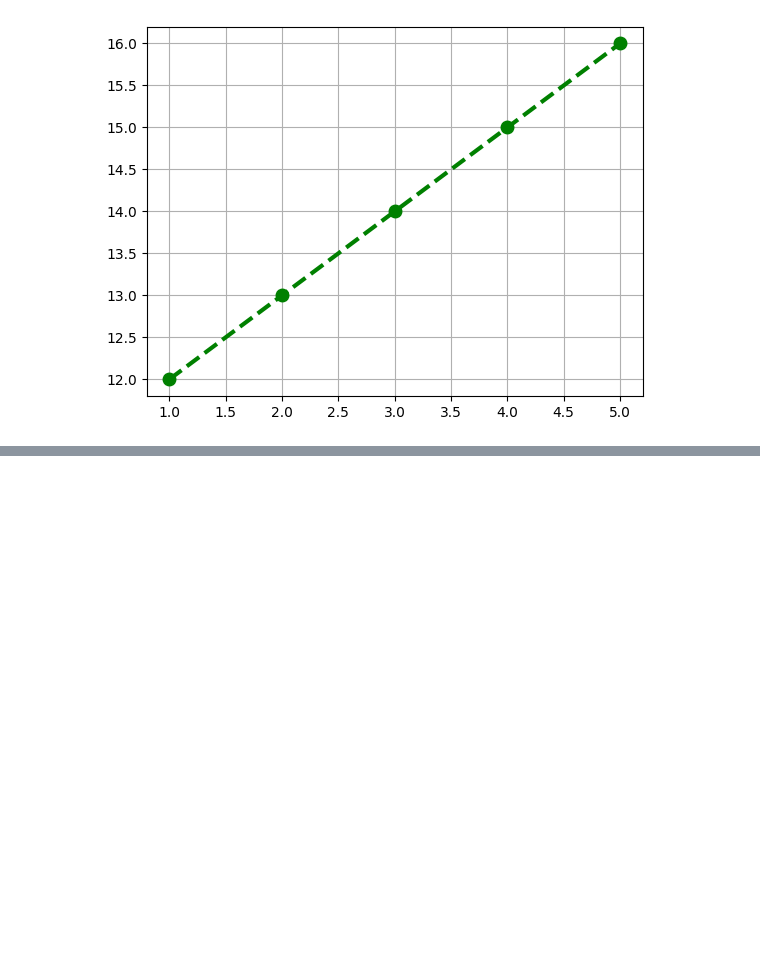
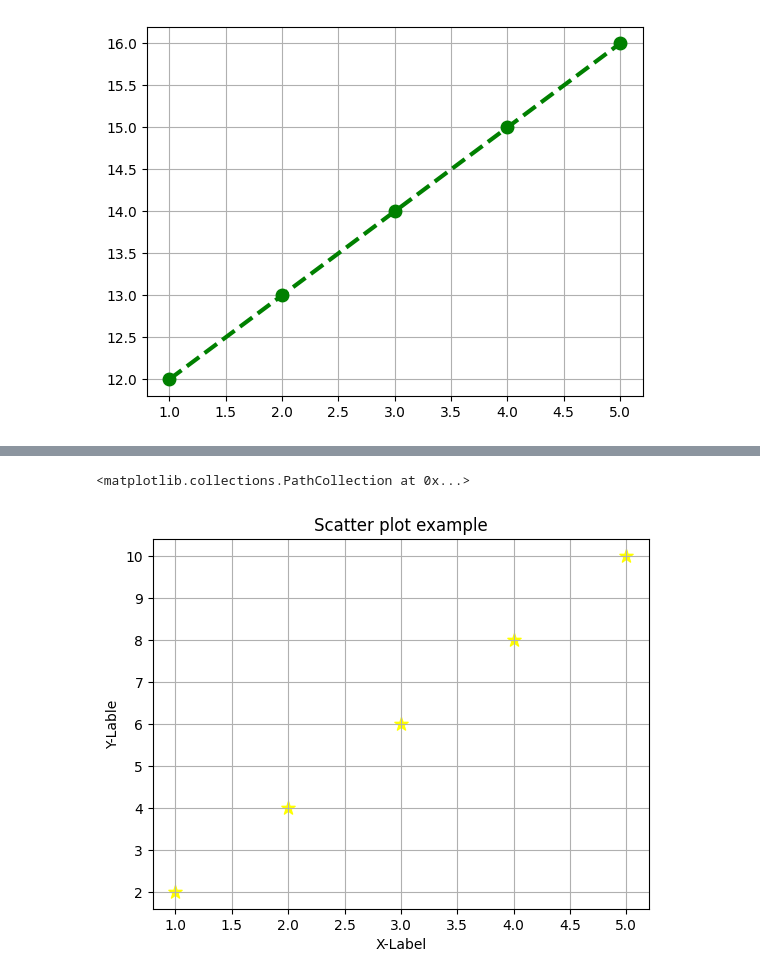
Before and after one commit to Shambhuraje1919/Machine_Learning_Paractice, a Jupyter notebook: package/python_Basics.ipynb, the cells around one changed output, grey strips where cells are left out. Drawn from its saved outputs; the diff is of its cells as text; code cells hidden in the pictures; blank space fills up the shorter version.

```diff
--- a/package/python_Basics.ipynb
+++ b/package/python_Basics.ipynb
@@ -334,0 +357,11 @@ plt.grid(True)
+# %%
+x = [1,2,3,4,5]
+y = [2,4,6,8,10]
+plt.grid(True)
+plt.title("Scatter plot example")
+plt.xlabel("X-Label")
+plt.ylabel("Y-Lable")
+plt.scatter(x,y,color = 'yellow', marker = '*', s = 100)
+# %% [output]
+<matplotlib.collections.PathCollection at 0x...>
+[figure, added]
```
Also changed, not shown: parts of 4 cells of this notebook, 2 other files.
